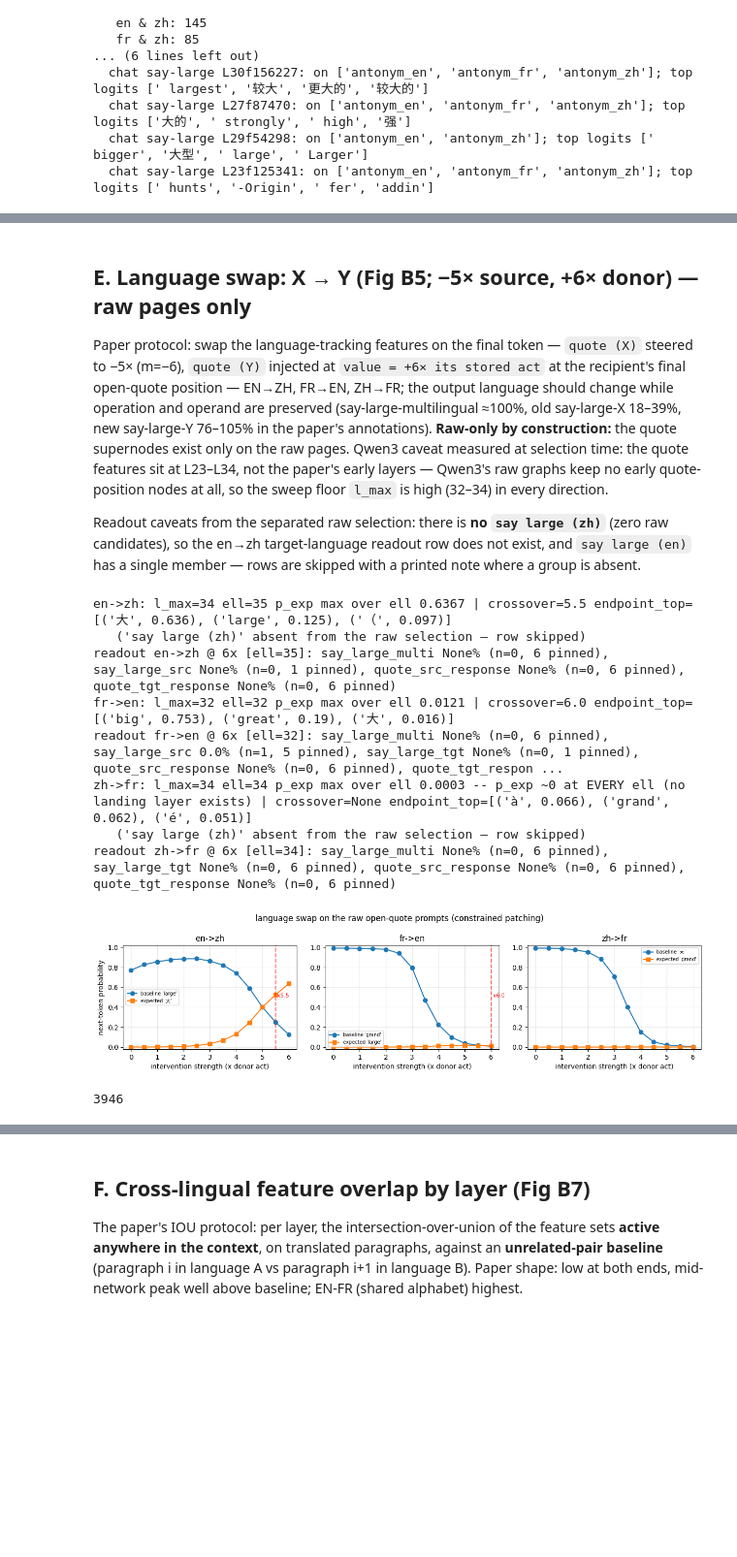
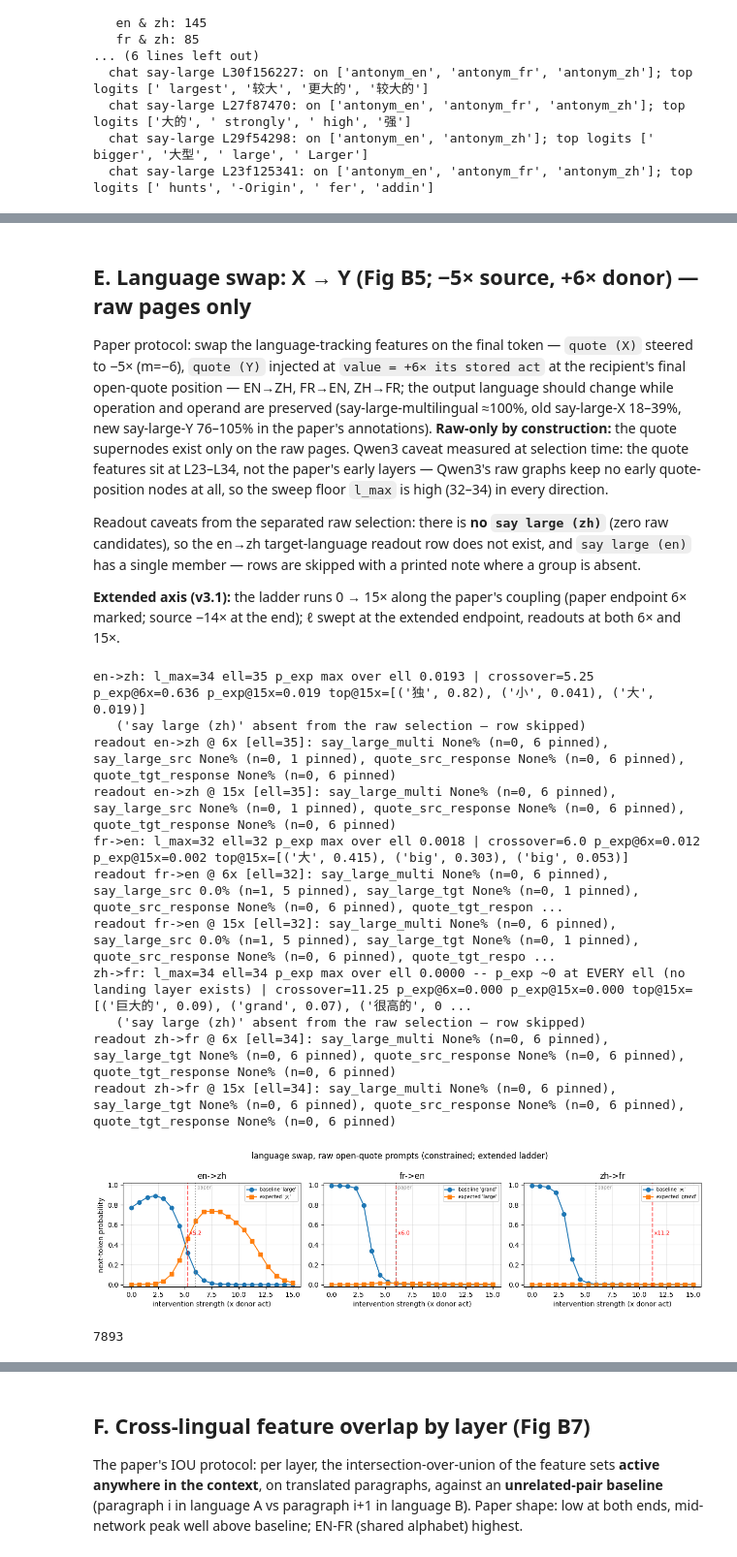
Before and after one commit to wdk0082/llm-circuits, a Jupyter notebook: notebooks/multilingual.ipynb, the cells around one changed output, grey strips where cells are left out. Shown at 97% size. Cells and saved outputs as stored; diff of their text form; code cells hidden in the pictures; blank space fills up the shorter version.

```diff
--- a/notebooks/multilingual.ipynb
+++ b/notebooks/multilingual.ipynb
@@ -630,9 +689,15 @@ Readout caveats from the separated raw selection: there is **no `say large (zh)`
 (zero raw candidates), so the en→zh target-language readout row does not exist, and
 `say large (en)` has a single member — rows are skipped with a printed note where a
 group is absent.
+
+**Extended axis (v3.1):** the ladder runs 0 → 15× along the paper's coupling (paper
+endpoint 6× marked; source −14× at the end); ℓ swept at the extended endpoint,
+readouts at both 6× and 15×.
 # %%
 kind = "language"
-_, don_max = M.PAPER_SWAP_STRENGTHS[kind]
+_, don_paper = M.PAPER_SWAP_STRENGTHS[kind]  # 6.0 — the paper endpoint, an exact grid point
+EXT = (-14.0, 15.0)  # v3.1 tenfold extension along the paper coupling
+N_STEPS = 21
 SNR = SN["raw"]
 DIRECTIONS = [("en", "zh"), ("fr", "en"), ("zh", "fr")]
 lang_results, lang_readouts, lang_ivs_fns, lang_ells = {}, {}, {}, {}
@@ -648,10 +713,11 @@ for src_lg, tgt_lg in DIRECTIONS:
         donor_graph,
         [fin[rec]],
         kind=kind,
+        strengths=EXT,
     )
     lang_ivs_fns[key] = ivs_fn
     expected = raw_behavior["antonym"][tgt_lg]["token_id"]
-    ell, curve = M.choose_swap_end_layer(model, tc, ids[rec], ivs_fn(don_max), expected)
+    ell, curve = M.choose_swap_end_layer(model, tc, ids[rec], ivs_fn(EXT[1]), expected)
     lang_ells[key] = ell
     vac = " -- p_exp ~0 at EVERY ell (no landing layer exists)" if max(curve.probs) < 1e-3 else ""
     r = M.supernode_swap_sweep(
@@ -664,16 +730,21 @@ for src_lg, tgt_lg in DIRECTIONS:
         baseline_token=raw_behavior["antonym"][src_lg]["token_id"],
         expected_token=expected,
         patch_end_layer=ell,
+        n_steps=N_STEPS,
+        strengths=EXT,
     )
     r["l_max"] = curve.end_layers[0]
+    r["paper_endpoint"] = don_paper
     r["ell_curve"] = {
         "end_layers": curve.end_layers,
         "p_expected": [round(p, 6) for p in curve.probs],
     }
     lang_results[key] = r
+    i_p = r["strengths"].index(don_paper)
     print(
         f"{key}: l_max={r['l_max']} ell={ell} p_exp max over ell {max(curve.probs):.4f}{vac} | "
-        f"crossover={r['crossover']} endpoint_top={r['top_tokens'][-1][:3]}"
+        f"crossover={r['crossover']} p_exp@{don_paper:g}x={r['p_expected'][i_p]:.3f} "
+        f"p_exp@{EXT[1]:g}x={r['p_expected'][-1]:.3f} top@{EXT[1]:g}x={r['top_tokens'][-1][:3]}"
     )
     ro = {}
     for label, sn_name, rg in [
@@ -686,53 +757,60 @@ for src_lg, tgt_lg in DIRECTIONS:
         if sn_name in SNR:
             ro[label] = (SNR[sn_name], rg)
         else:
             print(f"   ({sn_name!r} absent from the raw selection — row skipped)")
     rl = M.readout_layers_above([sn for sn, _ in ro.values()], ell)
-    res = M.run_feature_intervention(
-        model,
-        tc,
-        ids[rec],
-        ivs_fn(don_max),
-        n_bos_tokens=M.N_BOS,
-        patch_end_layer=ell,
-        readout_layers=rl,
-    )
-    row = {
-        name: M.supernode_readout(
-            res, sn, rec, final_pos=fin[rec], ref_graph=rg, patch_end_layer=ell
+    for s in (don_paper, EXT[1]):
+        res = M.run_feature_intervention(
+            model,
+            tc,
+            ids[rec],
+            ivs_fn(s),
+            n_bos_tokens=M.N_BOS,
+            patch_end_layer=ell,
+            readout_layers=rl,
         )
-        for name, (sn, rg) in ro.items()
-    }
-    lang_readouts[f"{key}@{don_max:g}x"] = row
-    M.print_readout_row(f"{key} @ {don_max:g}x [ell={ell}]", row)
+        row = {
+            name: M.supernode_readout(
+                res, sn, rec, final_pos=fin[rec], ref_graph=rg, patch_end_layer=ell
+            )
+            for name, (sn, rg) in ro.items()
+        }
+        lang_readouts[f"{key}@{s:g}x"] = row
+        M.print_readout_row(f"{key} @ {s:g}x [ell={ell}]", row)
 
 token_strs = {
     f"{a}->{b}": (
         tokenizer.decode([raw_behavior["antonym"][a]["token_id"]]).strip(),
         tokenizer.decode([raw_behavior["antonym"][b]["token_id"]]).strip(),
     )
     for a, b in DIRECTIONS
 }
 ax_row = M.plot_swap_sweeps(lang_results, tokenizer, token_strs, title="")
-plt.suptitle("language swap on the raw open-quote prompts (constrained patching)")
+for ax in ax_row:
+    ax.axvline(don_paper, color="grey", ls=":", alpha=0.8)
+    ax.text(don_paper, 1.0, " paper", color="grey", fontsize=7, va="top")
+plt.suptitle("language swap, raw open-quote prompts (constrained; extended ladder)")
 plt.tight_layout()
 plt.savefig(OUT / "language_sweep_constrained.png", dpi=130, bbox_inches="tight")
 plt.show()
 (OUT / "language_results_constrained.json").write_text(
     json.dumps(lang_results, indent=1, ensure_ascii=False, default=str)
 )
 (OUT / "language_readouts_constrained.json").write_text(
     json.dumps(lang_readouts, indent=1, ensure_ascii=False, default=str)
 )
 # %% [output]
-en->zh: l_max=34 ell=35 p_exp max over ell 0.6367 | crossover=5.5 endpoint_top=[('大', 0.636), ('large', 0.125), ('（', 0.097)]
+en->zh: l_max=34 ell=35 p_exp max over ell 0.0193 | crossover=5.25 p_exp@6x=0.636 p_exp@15x=0.019 top@15x=[('独', 0.82), ('小', 0.041), ('大', 0.019)]
    ('say large (zh)' absent from the raw selection — row skipped)
 readout en->zh @ 6x [ell=35]: say_large_multi None% (n=0, 6 pinned), say_large_src None% (n=0, 1 pinned), quote_src_response None% (n=0, 6 pinned), quote_tgt_response None% (n=0, 6 pinned)
-fr->en: l_max=32 ell=32 p_exp max over ell 0.0121 | crossover=6.0 endpoint_top=[('big', 0.753), ('great', 0.19), ('大', 0.016)]
+readout en->zh @ 15x [ell=35]: say_large_multi None% (n=0, 6 pinned), say_large_src None% (n=0, 1 pinned), quote_src_response None% (n=0, 6 pinned), quote_tgt_response None% (n=0, 6 pinned)
+fr->en: l_max=32 ell=32 p_exp max over ell 0.0018 | crossover=6.0 p_exp@6x=0.012 p_exp@15x=0.002 top@15x=[('大', 0.415), ('big', 0.303), ('big', 0.053)]
 readout fr->en @ 6x [ell=32]: say_large_multi None% (n=0, 6 pinned), say_large_src 0.0% (n=1, 5 pinned), say_large_tgt None% (n=0, 1 pinned), quote_src_response None% (n=0, 6 pinned), quote_tgt_respon ...
-zh->fr: l_max=34 ell=34 p_exp max over ell 0.0003 -- p_exp ~0 at EVERY ell (no landing layer exists) | crossover=None endpoint_top=[('à', 0.066), ('grand', 0.062), ('é', 0.051)]
+readout fr->en @ 15x [ell=32]: say_large_multi None% (n=0, 6 pinned), say_large_src 0.0% (n=1, 5 pinned), say_large_tgt None% (n=0, 1 pinned), quote_src_response None% (n=0, 6 pinned), quote_tgt_respo ...
+zh->fr: l_max=34 ell=34 p_exp max over ell 0.0000 -- p_exp ~0 at EVERY ell (no landing layer exists) | crossover=11.25 p_exp@6x=0.000 p_exp@15x=0.000 top@15x=[('巨大的', 0.09), ('grand', 0.07), ('很高的', 0 ...
    ('say large (zh)' absent from the raw selection — row skipped)
 readout zh->fr @ 6x [ell=34]: say_large_multi None% (n=0, 6 pinned), say_large_tgt None% (n=0, 6 pinned), quote_src_response None% (n=0, 6 pinned), quote_tgt_response None% (n=0, 6 pinned)
+readout zh->fr @ 15x [ell=34]: say_large_multi None% (n=0, 6 pinned), say_large_tgt None% (n=0, 6 pinned), quote_src_response None% (n=0, 6 pinned), quote_tgt_response None% (n=0, 6 pinned)
-[figure, old version]
+[figure, new version]
-3946
+7893
 # %%
```
Also changed, not shown: parts of 10 cells of this notebook, 12 other files.
